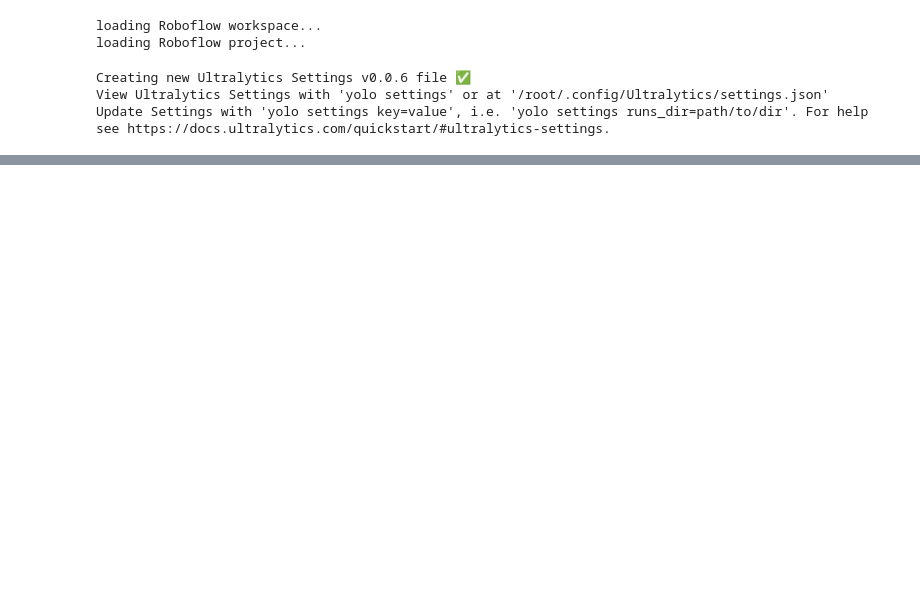
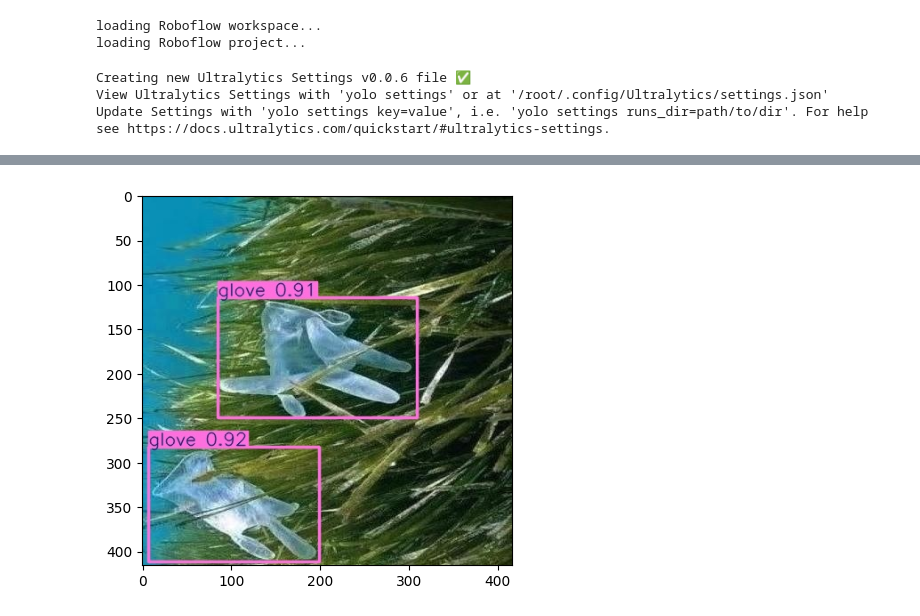
Before and after one commit to a0958822103/Deeplearn, a Jupyter notebook: Deeplearning.ipynb, the cells around one changed output, grey strips where cells are left out. Drawn from its saved outputs; the diff is of its cells as text; code cells hidden in the pictures; blank space fills up the shorter version.

```diff
--- a/Deeplearning.ipynb
+++ b/Deeplearning.ipynb
@@ -134,12 +150,14 @@ results = model.predict(source='/content/Neural_Ocean-3/test/images/gloves_in_th
 # %%
 import cv2
 import matplotlib.pyplot as plt
 
-img_path = '/content/Neural_Ocean-3/test/images/gloves_in_the_ocean41_jpg.rf.8afd680d678dcdf5ea87c5e25e28873c.jpg'
+img_path = '/content/runs/detect/predict/gloves_in_the_ocean41_jpg.rf.8afd680d678dcdf5ea87c5e25e28873c.jpg'
 img = cv2.imread(img_path)
 
 if img is None:
     print(f"Error: Could not load image from {img_path}. Please check the file path and ensure the image exists.")
 else:
     plt.imshow(cv2.cvtColor(img, cv2.COLOR_BGR2RGB))
     plt.show()
+# %% [output]
+[figure, added]
```
Also changed, not shown: parts of 3 cells of this notebook.
